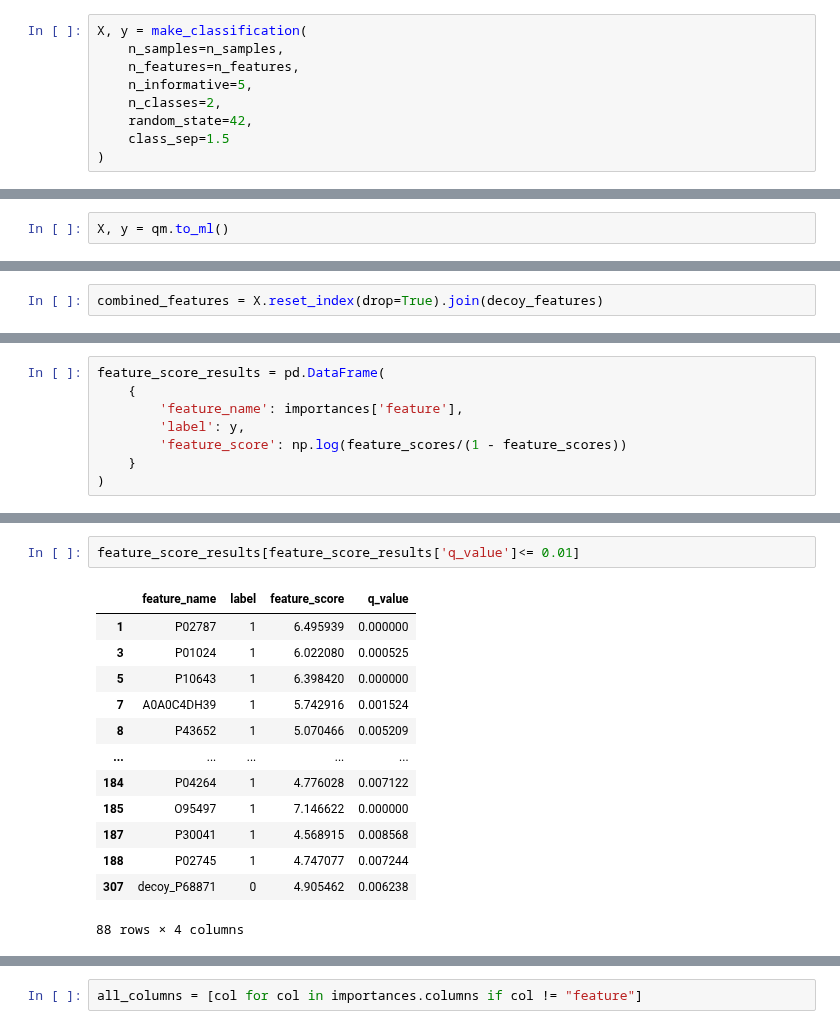
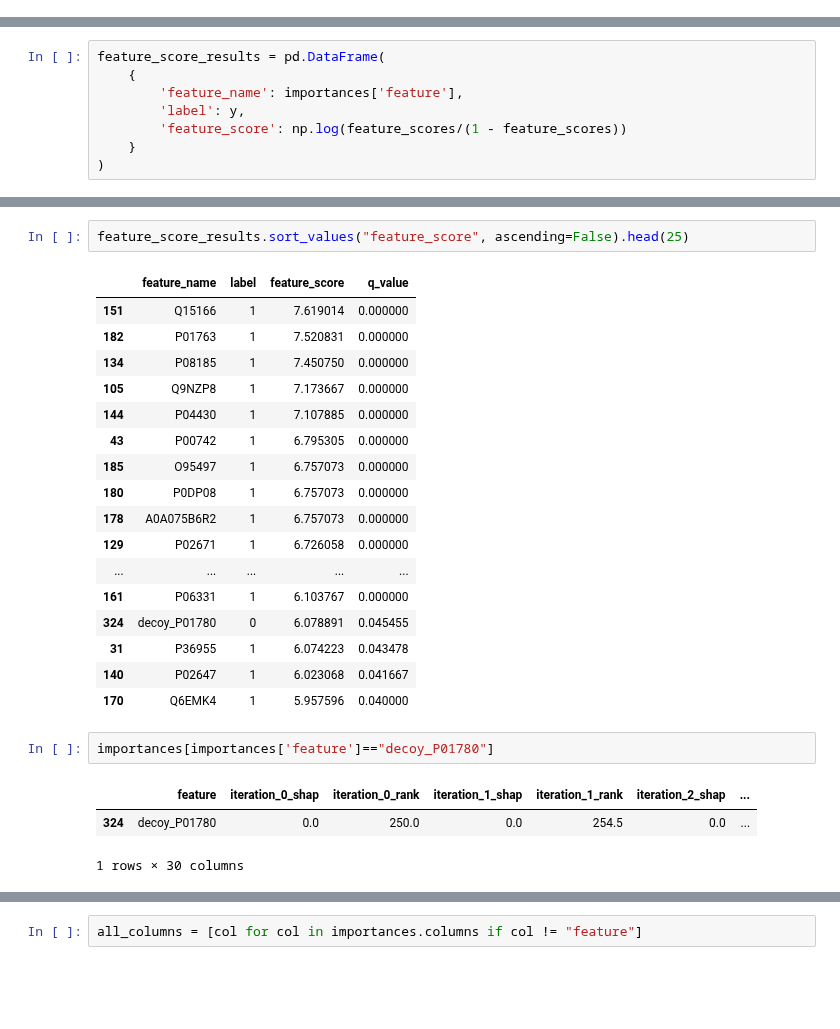
Before and after one commit to InfectionMedicineProteomics/DPKS, a Jupyter notebook: notebooks/fdr.ipynb, the cells around one changed output, grey strips where cells are left out. Drawn from its saved outputs; the diff is of its cells as text; blank space fills up the shorter version.

```diff
--- a/notebooks/fdr.ipynb
+++ b/notebooks/fdr.ipynb
@@ -12,12 +9,3 @@ n_features=50
-# %%
-X, y = make_classification(
-    n_samples=n_samples,
-    n_features=n_features,
-    n_informative=5,
-    n_classes=2,
-    random_state=42,
-    class_sep=1.5
-)
 # %%
 from dpks.quant_matrix import QuantMatrix
 
@@ -58,5 +46,3 @@ qm = QuantMatrix(
 #         stride=5,
 #         minimum_data_points=200,
 #     ).quantify(method="maxlfq", top_n=5)
-# %%
-X, y = qm.to_ml()
@@ -111,2 +92,0 @@ decoy_features
-# %%
-combined_features = X.reset_index(drop=True).join(decoy_features)
@@ -384,19 +414,29 @@ feature_score_results.sort_values("q_value").head(10)
+# %%
+feature_score_results.sort_values("feature_score", ascending=False).head(25)
+# %% [output]
+|  | feature_name | label | feature_score | q_value |
+| 151 | Q15166 | 1 | 7.619014 | 0.000000 |
+| 182 | P01763 | 1 | 7.520831 | 0.000000 |
+| 134 | P08185 | 1 | 7.450750 | 0.000000 |
+| 105 | Q9NZP8 | 1 | 7.173667 | 0.000000 |
+| 144 | P04430 | 1 | 7.107885 | 0.000000 |
+| 43 | P00742 | 1 | 6.795305 | 0.000000 |
+| 185 | O95497 | 1 | 6.757073 | 0.000000 |
+| 180 | P0DP08 | 1 | 6.757073 | 0.000000 |
+| 178 | A0A075B6R2 | 1 | 6.757073 | 0.000000 |
+| 129 | P02671 | 1 | 6.726058 | 0.000000 |
+| ... | ... | ... | ... | ... |
+| 161 | P06331 | 1 | 6.103767 | 0.000000 |
+| 324 | decoy_P01780 | 0 | 6.078891 | 0.045455 |
+| 31 | P36955 | 1 | 6.074223 | 0.043478 |
+| 140 | P02647 | 1 | 6.023068 | 0.041667 |
+| 170 | Q6EMK4 | 1 | 5.957596 | 0.040000 |
 # %%
-feature_score_results[feature_score_results['q_value']<= 0.01]
+importances[importances['feature']=="decoy_P01780"]
 # %% [output]
-|  | feature_name | label | feature_score | q_value |
-| 1 | P02787 | 1 | 6.495939 | 0.000000 |
-| 3 | P01024 | 1 | 6.022080 | 0.000525 |
-| 5 | P10643 | 1 | 6.398420 | 0.000000 |
-| 7 | A0A0C4DH39 | 1 | 5.742916 | 0.001524 |
-| 8 | P43652 | 1 | 5.070466 | 0.005209 |
-| ... | ... | ... | ... | ... |
-| 184 | P04264 | 1 | 4.776028 | 0.007122 |
-| 185 | O95497 | 1 | 7.146622 | 0.000000 |
-| 187 | P30041 | 1 | 4.568915 | 0.008568 |
-| 188 | P02745 | 1 | 4.747077 | 0.007244 |
-| 307 | decoy_P68871 | 0 | 4.905462 | 0.006238 |
+|  | feature | iteration_0_shap | iteration_0_rank | iteration_1_shap | iteration_1_rank | iteration_2_shap | ... |
+| 324 | decoy_P01780 | 0.0 | 250.0 | 0.0 | 254.5 | 0.0 | ... |
-88 rows × 4 columns
+1 rows × 30 columns
 # %%
 feature_score_results.sort_values("feature_score", ascending=False)
 # %% [output]
```
Also changed, not shown: parts of 23 cells of this notebook, 2 other files.
